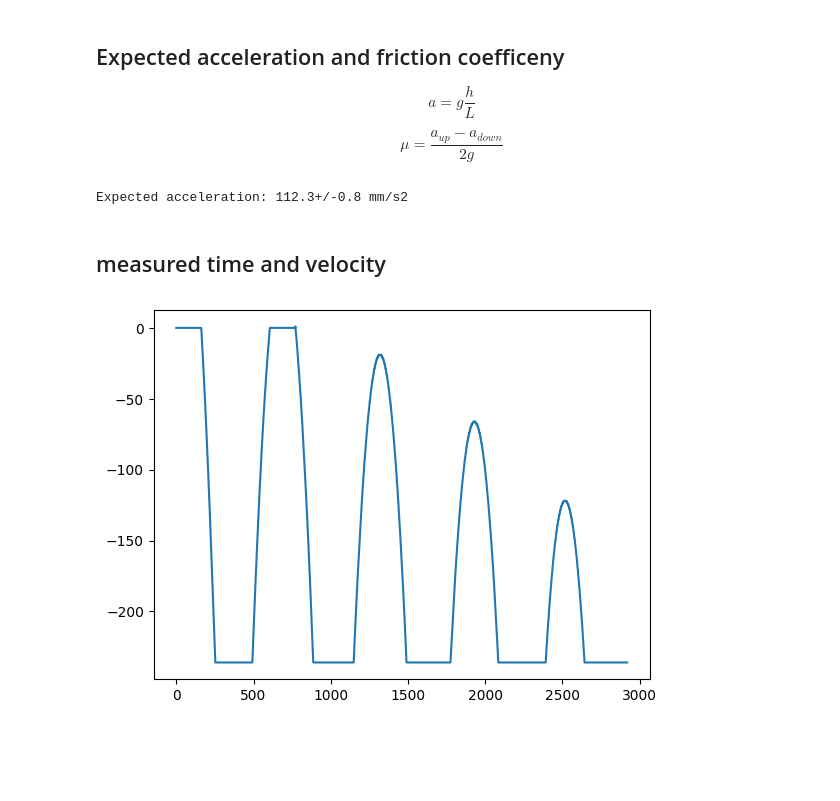
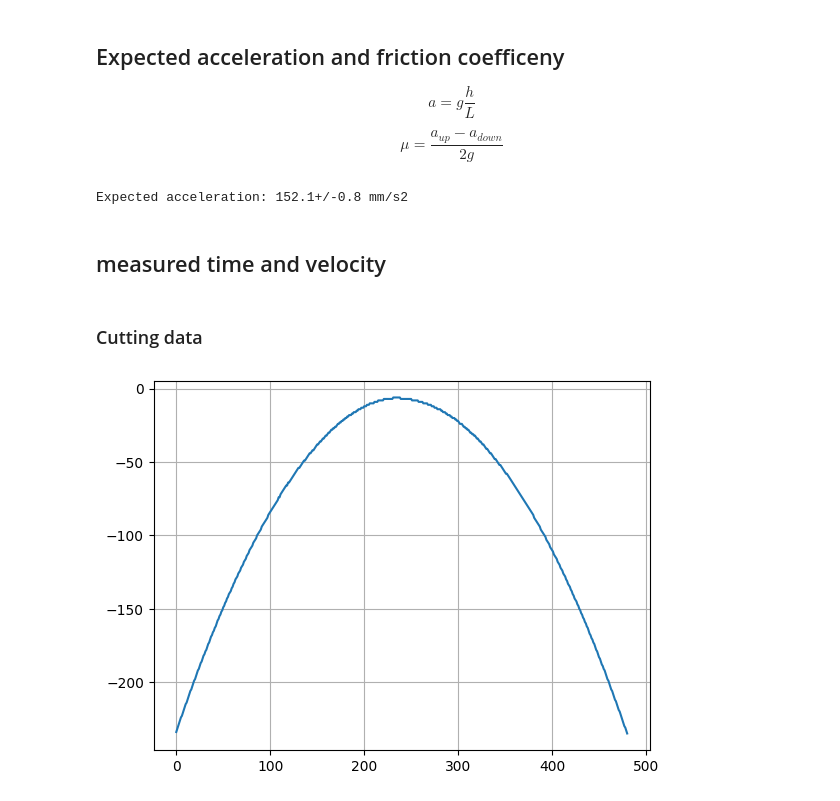
Before and after one commit to evgeny-kolonsky/Lab1h, a Jupyter notebook: IV_Calculator.ipynb, the cells around one changed output. Cells and saved outputs as stored; diff of their text form; code cells hidden in the pictures; blank space fills up the shorter version.

```diff
--- a/IV_Calculator.ipynb
+++ b/IV_Calculator.ipynb
@@ -22,22 +26,25 @@ $$
 \mu  = \frac{a_{up} - a_{down}}{2 g}
 $$
 # %%
-L = ufloat(1265, 1)*1e-3 #mm
-l = ufloat(125, 1)*1e-3 #mm
-h = ufloat(14.5, .1)* 1e-3 #mm
+L = ufloat(1288, 1)*1e-3 #mm
+l = ufloat(124, .1)*1e-3 #mm
+h = ufloat(20.0, .1)* 1e-3 #mm
 g = ufloat(9.7949, 1e-4)
 
 a_expected = g*h/L
 print(f'Expected acceleration: {a_expected*1e3} mm/s2')
 # %% [output]
-Expected acceleration: 112.3+/-0.8 mm/s2
+Expected acceleration: 152.1+/-0.8 mm/s2
 # %% [markdown]
 ## measured time and velocity
+# %% [markdown]
+### Cutting data
 # %%
 N = 236
-t_, count = np.genfromtxt('data.txt', delimiter='\t', usecols=[1,3], unpack=True)
+t_, count = np.genfromtxt('lab3_1h_rate_200.txt', delimiter='\t', usecols=[1,3], unpack=True)
 plt.plot(count)
+plt.grid()
 plt.show()
 # %% [output]
-[figure, old version]
+[figure, new version]
 # %%
```
Also changed, not shown: parts of 6 cells of this notebook.
